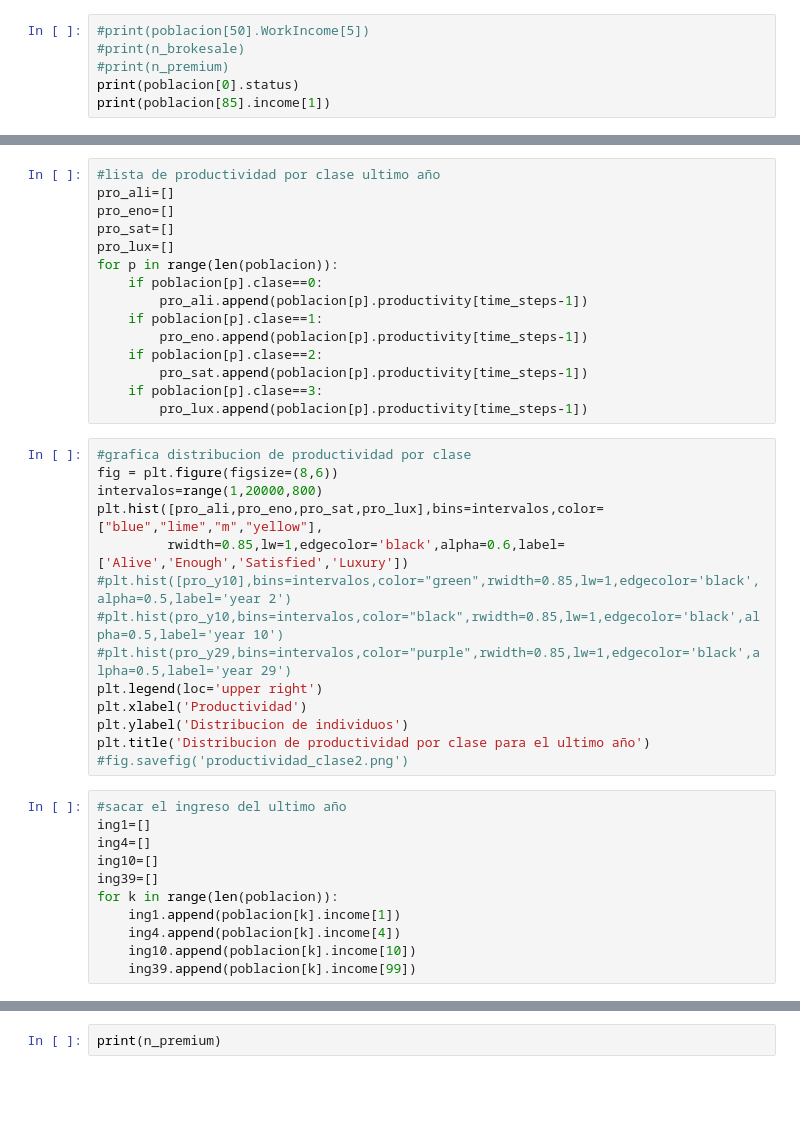
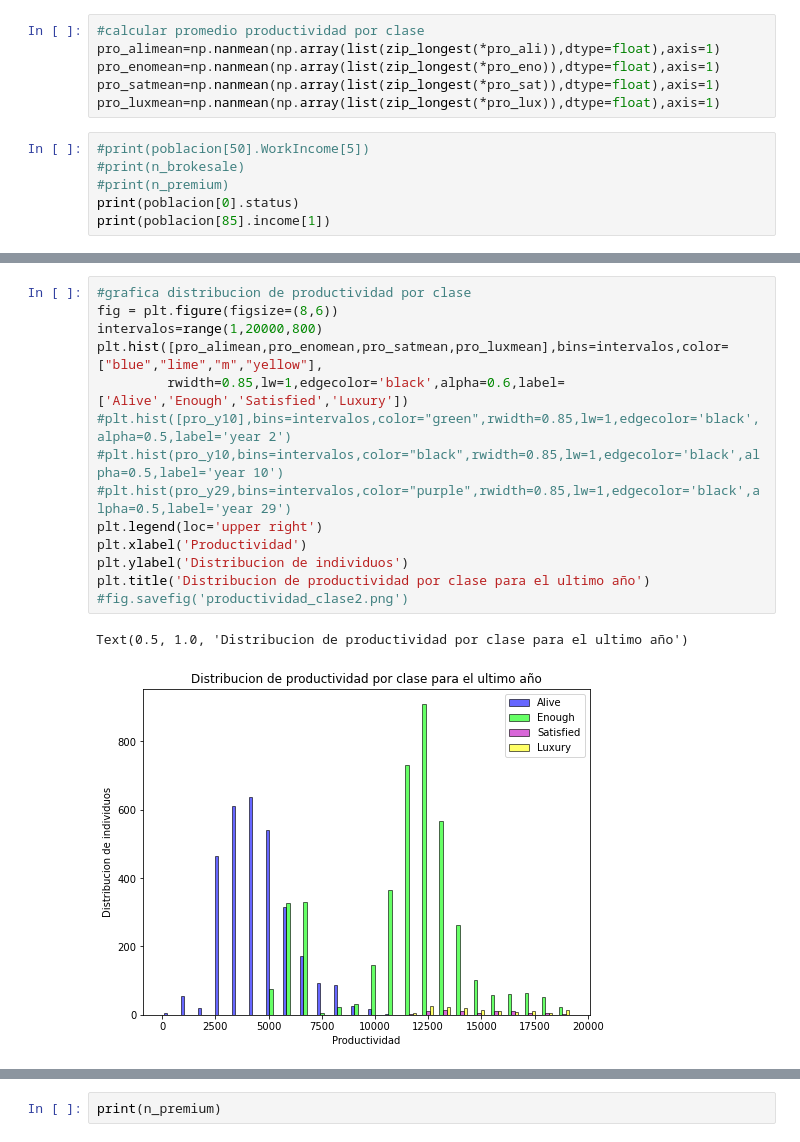
Before and after one commit to aybautistas/Econofisica, a Jupyter notebook: Proyecto.ipynb, the cells around one changed output, grey strips where cells are left out. Drawn from its saved outputs; the diff is of its cells as text; blank space fills up the shorter version.

Commit message:
Se calculan promedios de todos los resultados

```diff
--- a/Proyecto.ipynb
+++ b/Proyecto.ipynb
@@ -493,3 +597,9 @@ Text(0.5, 1.0, 'Distribucion de productividad para cuatro años diferentes')
+# %%
+#calcular promedio productividad por clase
+pro_alimean=np.nanmean(np.array(list(zip_longest(*pro_ali)),dtype=float),axis=1)
+pro_enomean=np.nanmean(np.array(list(zip_longest(*pro_eno)),dtype=float),axis=1)
+pro_satmean=np.nanmean(np.array(list(zip_longest(*pro_sat)),dtype=float),axis=1)
+pro_luxmean=np.nanmean(np.array(list(zip_longest(*pro_lux)),dtype=float),axis=1)
 # %%
 #print(poblacion[50].WorkIncome[5])
 #print(n_brokesale)
@@ -523,40 +627,17 @@ plt.title('Distribucion de productividad para cuatro años diferentes')
-# %%
-#lista de productividad por clase ultimo año
-pro_ali=[]
-pro_eno=[]
-pro_sat=[]
-pro_lux=[]
-for p in range(len(poblacion)):
-    if poblacion[p].clase==0:
-        pro_ali.append(poblacion[p].productivity[time_steps-1])
-    if poblacion[p].clase==1:
-        pro_eno.append(poblacion[p].productivity[time_steps-1])
-    if poblacion[p].clase==2:
-        pro_sat.append(poblacion[p].productivity[time_steps-1])
-    if poblacion[p].clase==3:
-        pro_lux.append(poblacion[p].productivity[time_steps-1])
 # %%
 #grafica distribucion de productividad por clase
 fig = plt.figure(figsize=(8,6))
 intervalos=range(1,20000,800)
-plt.hist([pro_ali,pro_eno,pro_sat,pro_lux],bins=intervalos,color=["blue","lime","m","yellow"],
+plt.hist([pro_alimean,pro_enomean,pro_satmean,pro_luxmean],bins=intervalos,color=["blue","lime","m","yellow"],
          rwidth=0.85,lw=1,edgecolor='black',alpha=0.6,label=['Alive','Enough','Satisfied','Luxury'])
 #plt.hist([pro_y10],bins=intervalos,color="green",rwidth=0.85,lw=1,edgecolor='black',alpha=0.5,label='year 2')
 #plt.hist(pro_y10,bins=intervalos,color="black",rwidth=0.85,lw=1,edgecolor='black',alpha=0.5,label='year 10')
 #plt.hist(pro_y29,bins=intervalos,color="purple",rwidth=0.85,lw=1,edgecolor='black',alpha=0.5,label='year 29')
 plt.legend(loc='upper right')
 plt.xlabel('Productividad')
 plt.ylabel('Distribucion de individuos')
 plt.title('Distribucion de productividad por clase para el ultimo año')
 #fig.savefig('productividad_clase2.png')
+# %% [output]
+Text(0.5, 1.0, 'Distribucion de productividad por clase para el ultimo año')
+[figure, added]
-# %%
-#sacar el ingreso del ultimo año
-ing1=[]
-ing4=[]
-ing10=[]
-ing39=[]
-for k in range(len(poblacion)):
-    ing1.append(poblacion[k].income[1])
-    ing4.append(poblacion[k].income[4])
-    ing10.append(poblacion[k].income[10])
-    ing39.append(poblacion[k].income[99])
```
Also changed, not shown: parts of 18 cells of this notebook.
